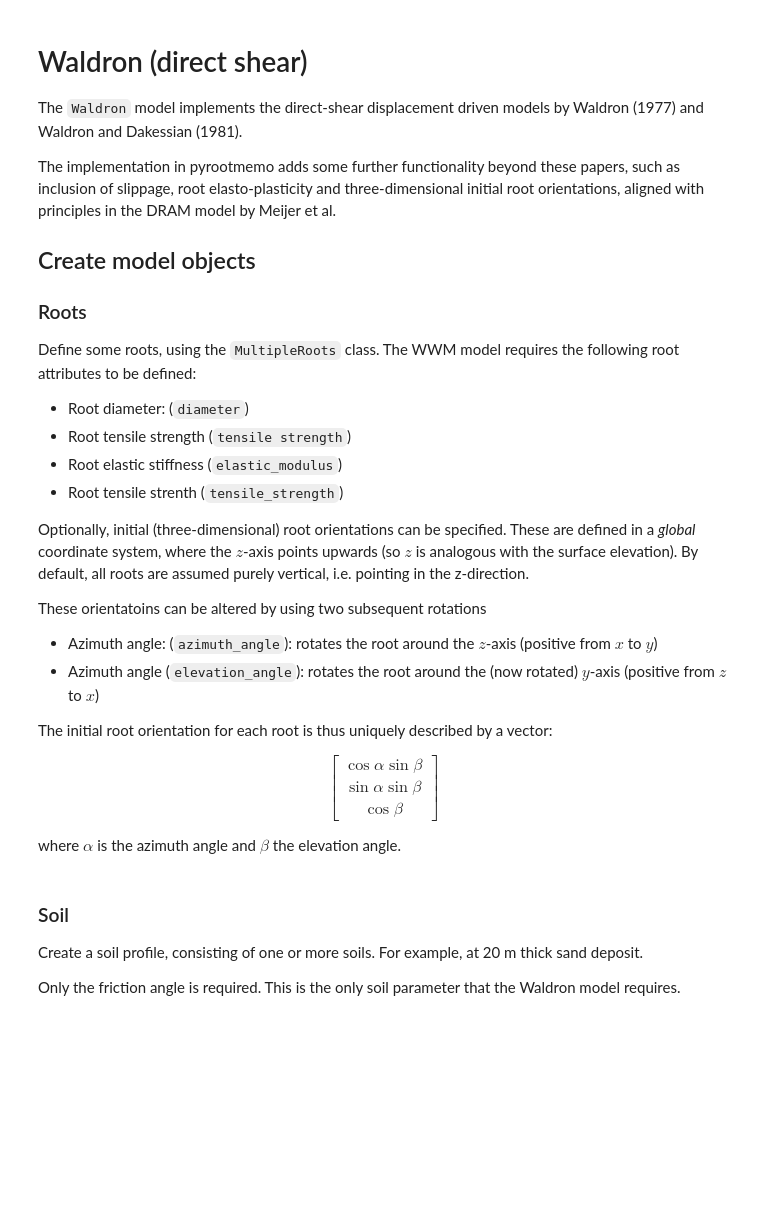
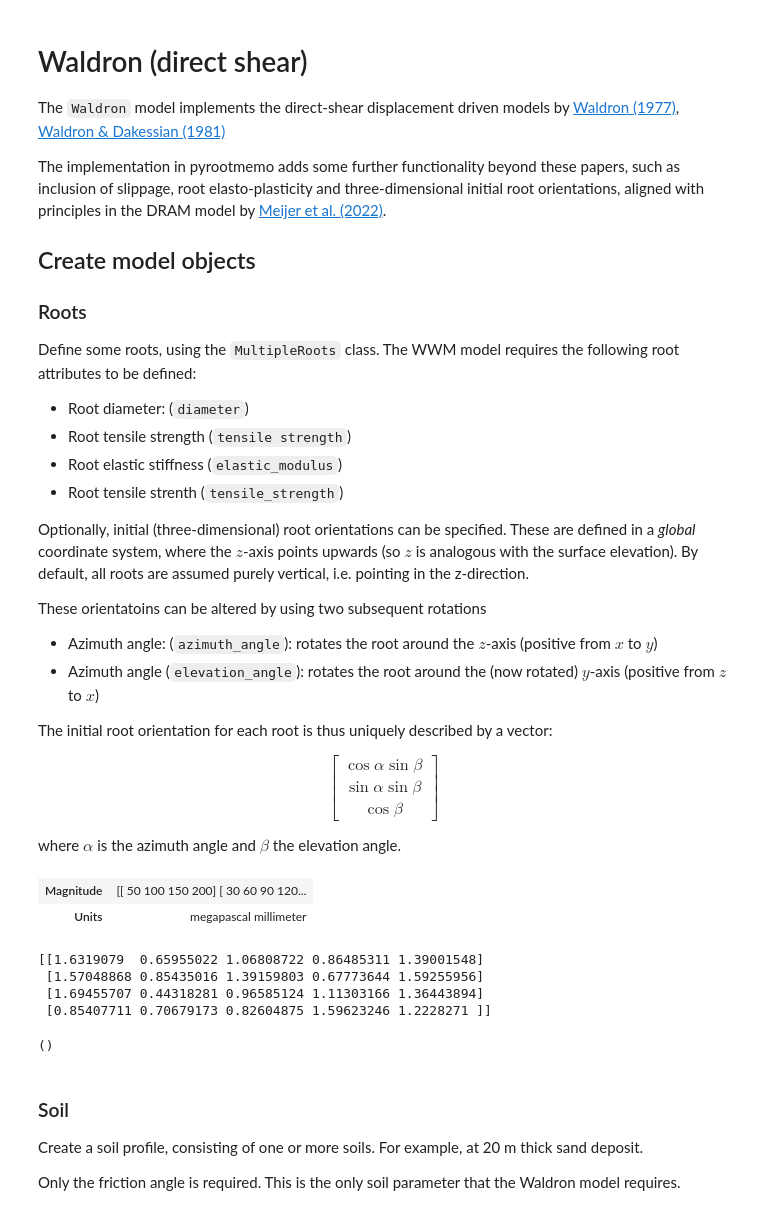
Before and after one commit to rootmemo/pyrootmemo, a Jupyter notebook: tutorials/xx_waldron_direct_shear.ipynb, the cells around one changed output. Drawn from its saved outputs; the diff is of its cells as text; code cells hidden in the pictures; blank space fills up the shorter version.

```diff
--- a/tutorials/xx_waldron_direct_shear.ipynb
+++ b/tutorials/xx_waldron_direct_shear.ipynb
@@ -7,12 +7,13 @@ from pyrootmemo.models import Waldron
 # Waldron (direct shear)
 
 The `Waldron` model implements the direct-shear displacement driven models by
-Waldron (1977) and Waldron and Dakessian (1981).
+[Waldron (1977)](https://doi.org/10.2136/sssaj1977.03615995004100050005x),
+[Waldron & Dakessian (1981)](https://doi.org/10.1097/00010694-198112000-00007)
 
 The implementation in pyrootmemo adds some further functionality beyond these
 papers, such as inclusion of slippage, root elasto-plasticity and
 three-dimensional initial root orientations, aligned with principles in the
-DRAM model by Meijer et al.
+DRAM model by [Meijer et al. (2022)](https://doi.org/10.1016/j.ecoleng.2022.106621).
 
 
 ## Create model objects
@@ -51,6 +52,27 @@ roots = MultipleRoots(
     azimuth_angle = Parameter([0, 0, 0, 0], 'degrees'),
     elevation_angle = Parameter([0, 10, 20, 30], 'degrees')
     )
+# %%
+import numpy as np
+a = roots.diameter
+b = roots.tensile_strength
+a[np.newaxis, :]*b[:, np.newaxis]
+# %% [output]
+| Magnitude | [[ 50 100 150 200] [ 30 60 90 120... |
+| Units | megapascal millimeter |
+# %%
+a = np.random.rand(4, 5)
+b = np.random.rand(5)
+print(a + b)
+# %% [output]
+[[1.6319079  0.65955022 1.06808722 0.86485311 1.39001548]
+ [1.57048868 0.85435016 1.39159803 0.67773644 1.59255956]
+ [1.69455707 0.44318281 0.96585124 1.11303166 1.36443894]
+ [0.85407711 0.70679173 0.82604875 1.59623246 1.2228271 ]]
+# %%
+print(np.shape(4))
+# %% [output]
+()
 # %% [markdown]
 ### Soil
 
```
Also changed, not shown: parts of 4 cells of this notebook, 5 other files.
